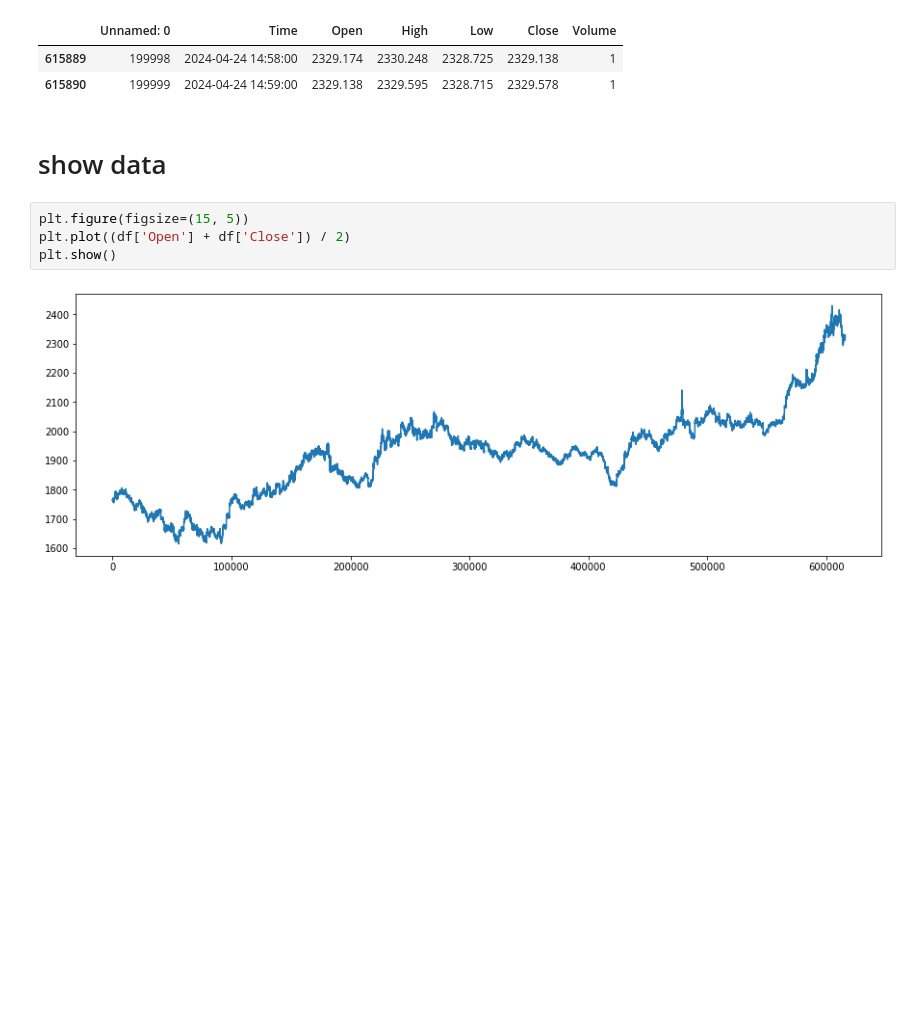
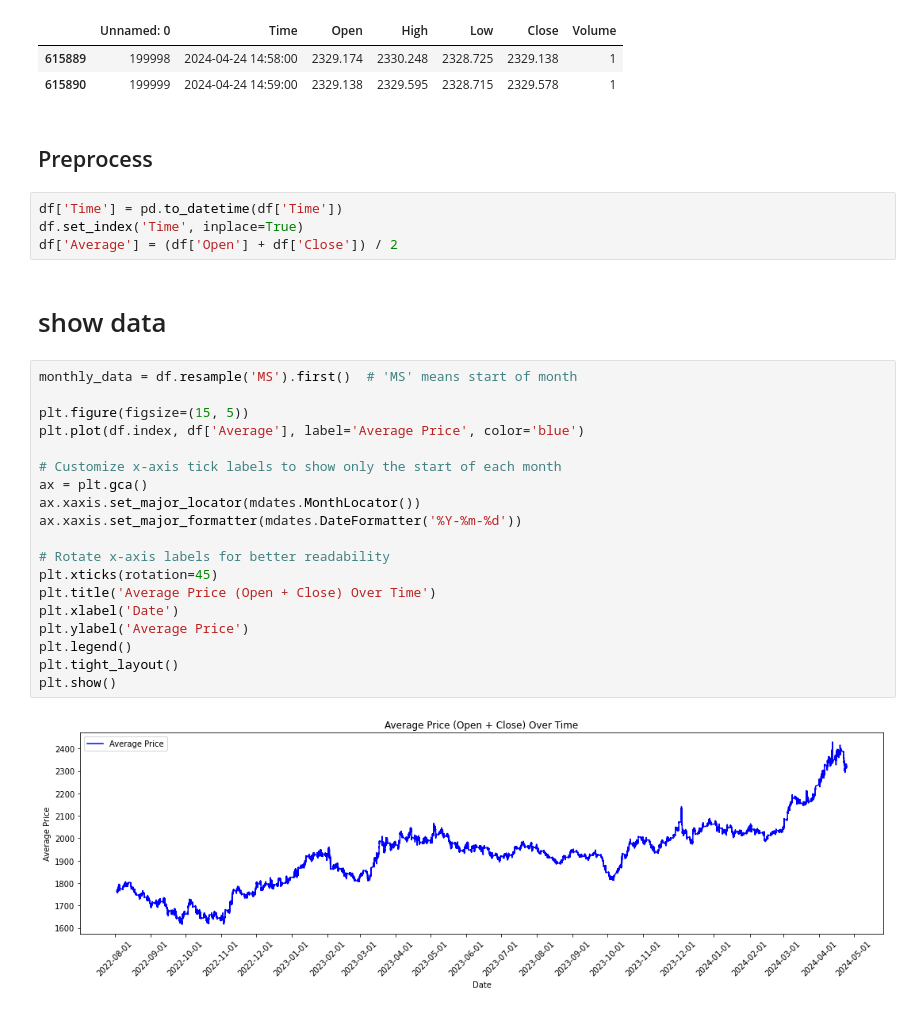
Before and after one commit to Ilia-Abolhasani/forex-price-prediction, a Jupyter notebook: 2 - Analize.ipynb, the cells around one changed output. Drawn from its saved outputs; the diff is of its cells as text; blank space fills up the shorter version.

```diff
--- a/2 - Analize.ipynb
+++ b/2 - Analize.ipynb
@@ -26,12 +27,33 @@ display(df.tail(2))
 |  | Unnamed: 0 | Time | Open | High | Low | Close | Volume |
 | 615889 | 199998 | 2024-04-24 14:58:00 | 2329.174 | 2330.248 | 2328.725 | 2329.138 | 1 |
 | 615890 | 199999 | 2024-04-24 14:59:00 | 2329.138 | 2329.595 | 2328.715 | 2329.578 | 1 |
+# %% [markdown]
+## Preprocess
+# %%
+df['Time'] = pd.to_datetime(df['Time'])
+df.set_index('Time', inplace=True)
+df['Average'] = (df['Open'] + df['Close']) / 2
 # %% [markdown]
 # show data
-# %%
-plt.figure(figsize=(15, 5))
-plt.plot((df['Open'] + df['Close']) / 2)
-plt.show()
-# %% [output]
-[figure, removed]
+# %%
+monthly_data = df.resample('MS').first()  # 'MS' means start of month
+
+plt.figure(figsize=(15, 5))
+plt.plot(df.index, df['Average'], label='Average Price', color='blue')
+
+# Customize x-axis tick labels to show only the start of each month
+ax = plt.gca()
+ax.xaxis.set_major_locator(mdates.MonthLocator())
+ax.xaxis.set_major_formatter(mdates.DateFormatter('%Y-%m-%d'))
+
+# Rotate x-axis labels for better readability
+plt.xticks(rotation=45)
+plt.title('Average Price (Open + Close) Over Time')
+plt.xlabel('Date')
+plt.ylabel('Average Price')
+plt.legend()
+plt.tight_layout()
+plt.show()
+# %% [output]
+[figure, added]
 # %% [markdown]
```
Also changed, not shown: parts of 11 cells of this notebook.
